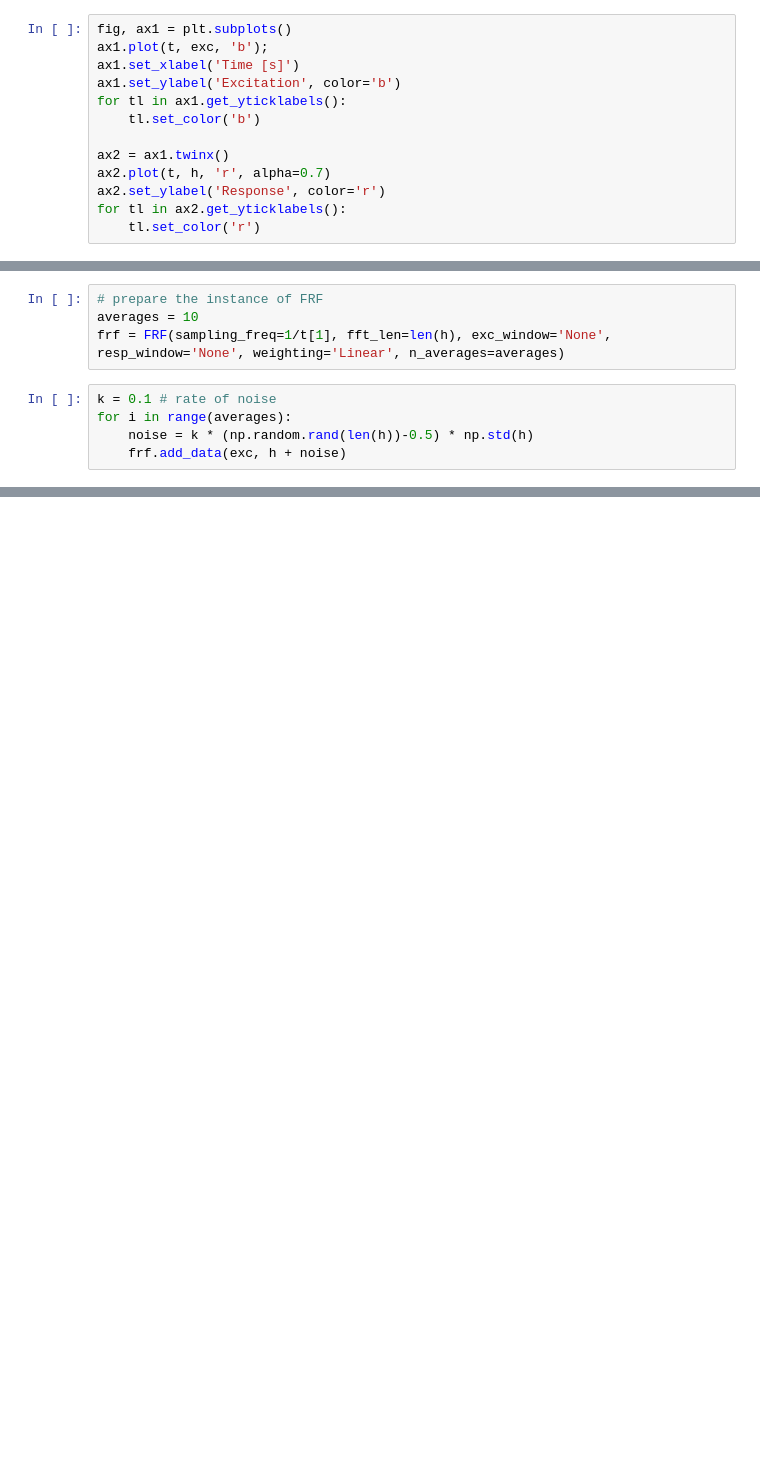
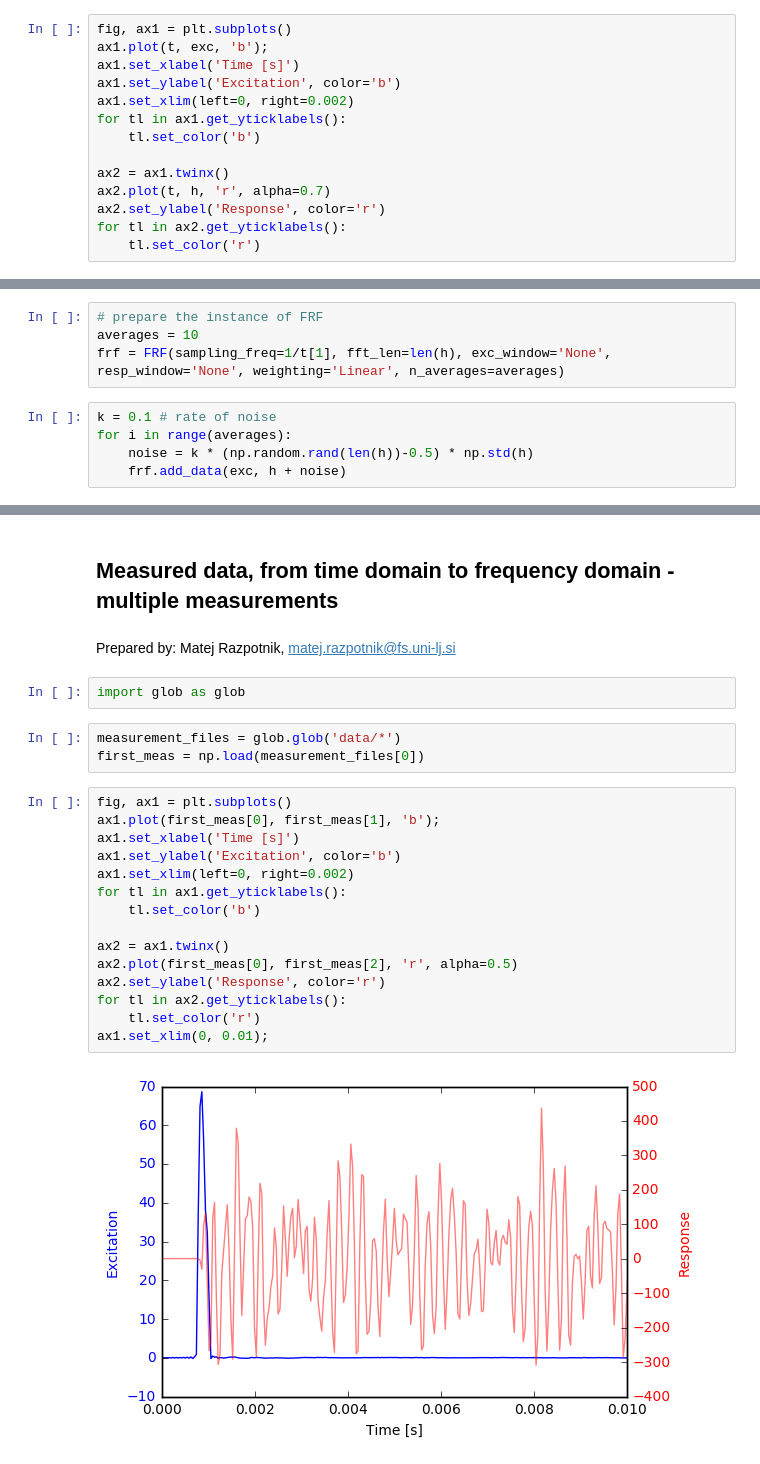
Before and after one commit to ladisk/pyFRF, a Jupyter notebook: Showcase pyFRF.ipynb, the cells around one changed output, grey strips where cells are left out. Cells and saved outputs as stored; diff of their text form; blank space fills up the shorter version.

Commit message:
added real measurements to showcase

```diff
--- a/Showcase pyFRF.ipynb
+++ b/Showcase pyFRF.ipynb
@@ -57,6 +57,7 @@ fig, ax1 = plt.subplots()
 ax1.plot(t, exc, 'b');
 ax1.set_xlabel('Time [s]')
 ax1.set_ylabel('Excitation', color='b')
+ax1.set_xlim(left=0, right=0.002)
 for tl in ax1.get_yticklabels():
     tl.set_color('b')
 
@@ -106,0 +108,26 @@ plt.plot(frf.get_f_axis(), frf.get_coherence(), 'r.');
+# %% [markdown]
+## Measured data, from time domain to frequency domain - multiple measurements
+# %% [markdown]
+Prepared by: Matej Razpotnik, matej.razpotnik@fs.uni-lj.si
+# %%
+import glob as glob
+# %%
+measurement_files = glob.glob('data/*')
+first_meas = np.load(measurement_files[0])
+# %%
+fig, ax1 = plt.subplots()
+ax1.plot(first_meas[0], first_meas[1], 'b');
+ax1.set_xlabel('Time [s]')
+ax1.set_ylabel('Excitation', color='b')
+ax1.set_xlim(left=0, right=0.002)
+for tl in ax1.get_yticklabels():
+    tl.set_color('b')
+
+ax2 = ax1.twinx()
+ax2.plot(first_meas[0], first_meas[2], 'r', alpha=0.5)
+ax2.set_ylabel('Response', color='r')
+for tl in ax2.get_yticklabels():
+    tl.set_color('r')
+ax1.set_xlim(0, 0.01);
+# %% [output]
+[figure, added]
```
Also changed, not shown: parts of 5 cells of this notebook.
